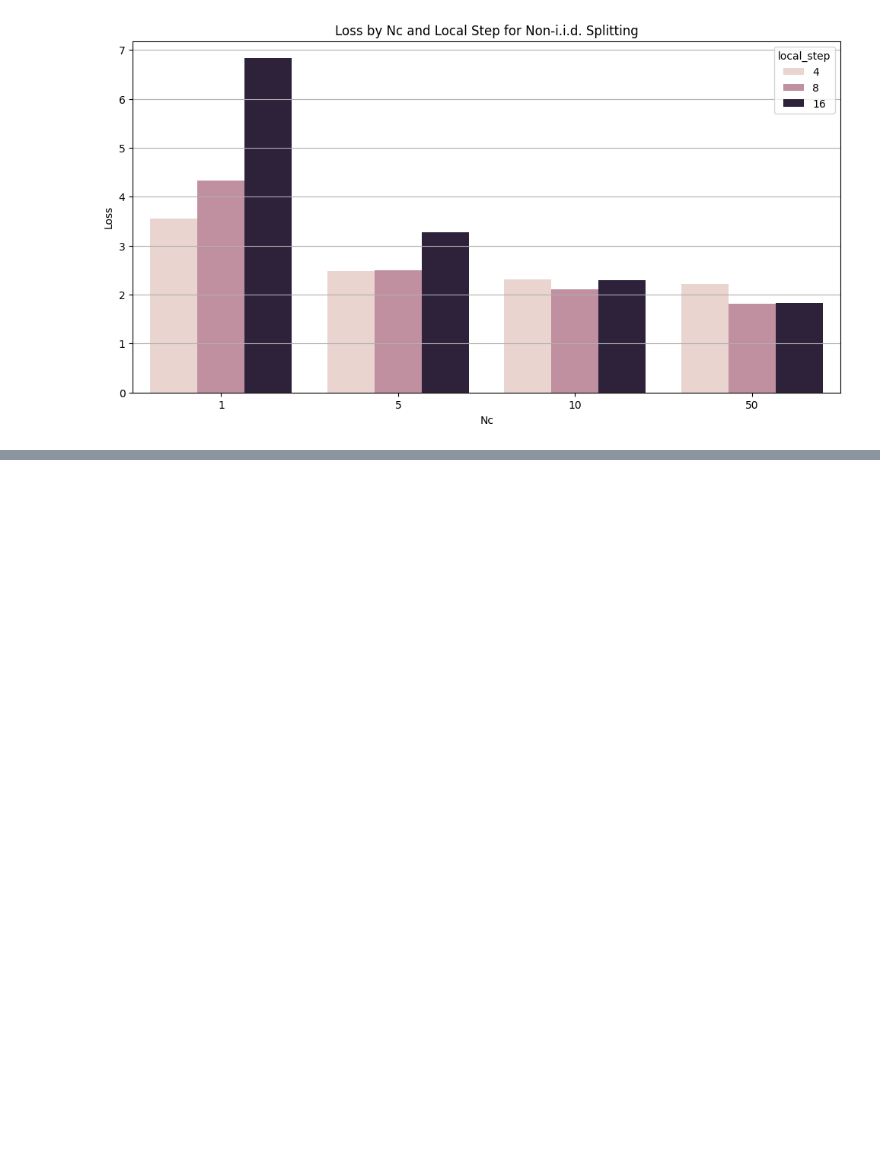
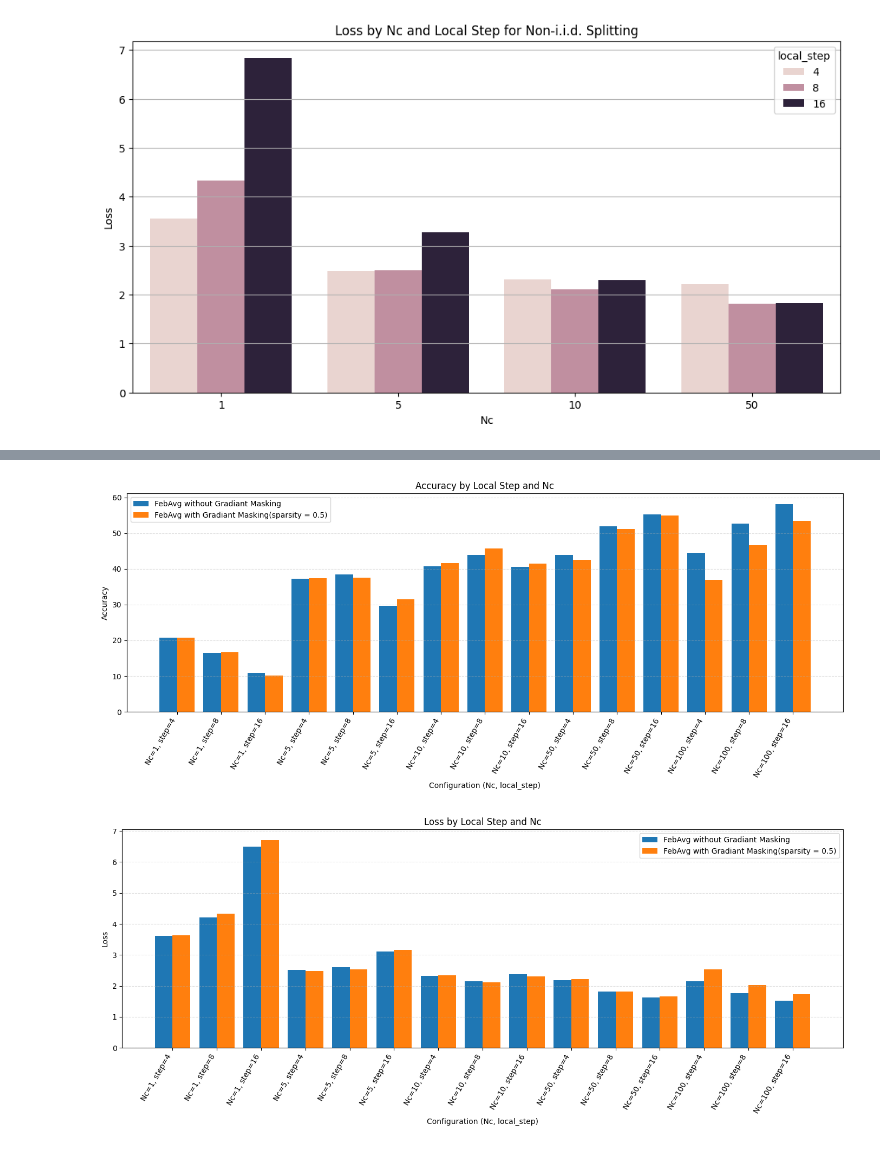
Before and after one commit to mohammad-rahbari/Federated-Learning-MLDL, a Jupyter notebook: notebooks/MLDL_results.ipynb, the cells around one changed output, grey strips where cells are left out. Drawn from its saved outputs; the diff is of its cells as text; code cells hidden in the pictures; blank space fills up the shorter version.

```diff
--- a/notebooks/MLDL_results.ipynb
+++ b/notebooks/MLDL_results.ipynb
@@ -368,0 +530,67 @@ plt.show()
+# %%
+import numpy as np
+import pandas as pd
+import matplotlib.pyplot as plt
+
+# ---- 1) Build the two source DataFrames (same filtering you used) ----
+fedavg_df = result_df[(result_df['aggregation_method'] == 'FedAvg') & (result_df['sparsity'] == 0.5)].copy()
+fedavg_nomasking_df = result_df[result_df['aggregation_method'] == 'FedAvg_noMasking'].copy()
+
+# Keep only the columns we need and tag the method
+fedavg_df = fedavg_df[['Nc', 'local_step', 'accuracy', 'loss']].copy()
+fedavg_df['method'] = 'FedAvg'
+
+fedavg_nomasking_df = fedavg_nomasking_df[['Nc', 'local_step', 'accuracy', 'loss']].copy()
+fedavg_nomasking_df['method'] = 'FedAvg_noMasking'
+
+# Combine
+combined = pd.concat([fedavg_df, fedavg_nomasking_df], ignore_index=True)
+
+# Optional: enforce integer formatting for nicer labels (if they’re floats)
+for col in ['Nc', 'local_step']:
+    if pd.api.types.is_float_dtype(combined[col]):
+        combined[col] = combined[col].astype(int)
+
+# Sort by Nc then local_step for consistent ordering
+combined = combined.sort_values(by=['Nc', 'local_step', 'method'])
+
+# Build the category order (all unique (Nc, local_step) pairs)
+cats = combined[['Nc', 'local_step']].drop_duplicates().to_records(index=False).tolist()
+
+# Helper to fetch y-values aligned to category order for a given metric+method
+def y_for(method, metric):
+    # map (Nc, local_step) -> metric value
+    dd = combined[combined['method'] == method].set_index(['Nc', 'local_step'])[metric].to_dict()
+    ys = [dd.get((nc, ls), np.nan) for (nc, ls) in cats]  # np.nan will be skipped in bar height
+    return np.array(ys, dtype=float)
+
+# Nice x labels
+x_labels = [f"Nc={nc}, step={ls}" for (nc, ls) in cats]
+x = np.arange(len(cats))
+bar_w = 0.4
+
+def grouped_bar(metric, title_y):
+    fig = plt.figure(figsize=(14, 6))
+    # left/right offsets for the two methods
+    y_nomask = y_for('FedAvg_noMasking', metric)
+    y_mask   = y_for('FedAvg', metric)
+
+    # Plot: no explicit colors (lets Matplotlib pick)
+    plt.bar(x - bar_w/2, y_nomask, width=bar_w, label='FedAvg_noMasking')
+    plt.bar(x + bar_w/2, y_mask,   width=bar_w, label='FedAvg')
+
+    plt.xticks(x, x_labels, rotation=60, ha='right')
+    plt.ylabel(metric.capitalize())
+    plt.xlabel('Configuration (Nc, local_step)')
+    plt.title(f'{title_y} by Local Step and Nc')
+    plt.grid(axis='y', linestyle='--', alpha=0.4)
+    plt.legend(["FebAvg without Gradiant Masking", "FebAvg with Gradiant Masking(sparsity = 0.5)"  ])
+    plt.tight_layout()
+    plt.show()
+
+# ---- 2) Make the two comparison plots ----
+grouped_bar('accuracy', 'Accuracy')
+grouped_bar('loss', 'Loss')
+# %% [output]
+[figure, added]
+[figure, added]
```
Also changed, not shown: parts of 8 cells of this notebook.
